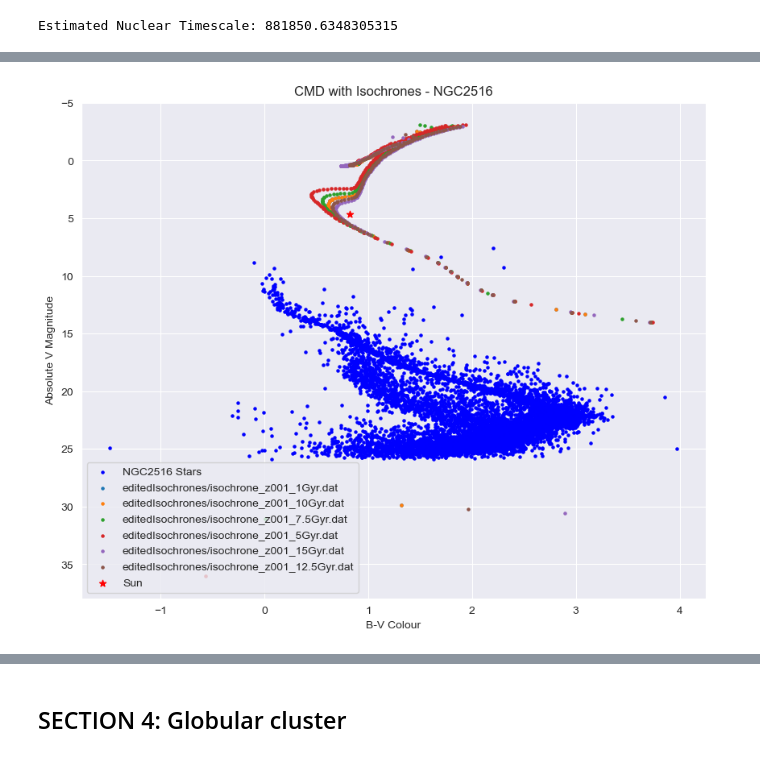
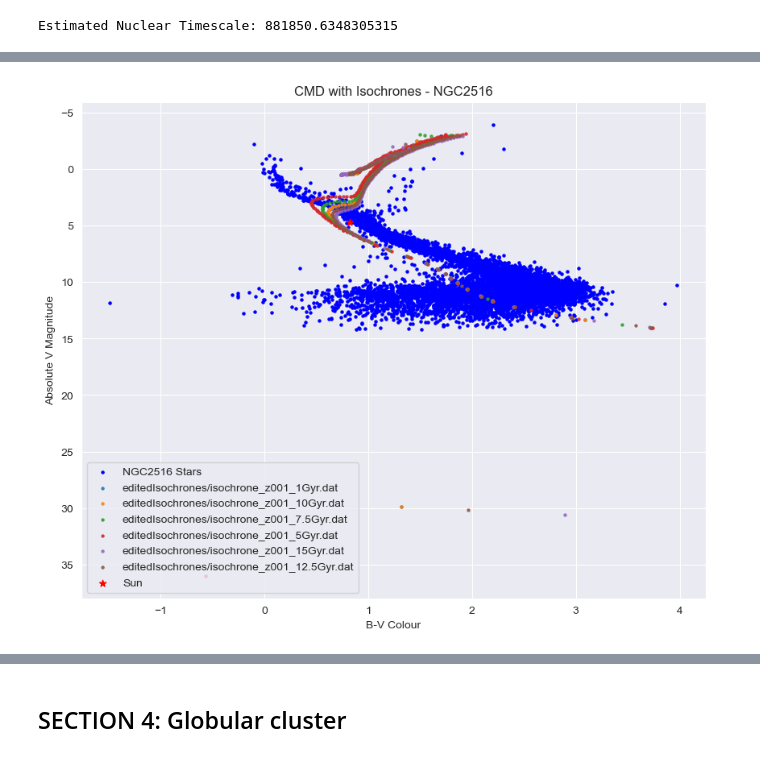
Before and after one commit to oscar066/Stellar-cluster-DataAnalysis, a Jupyter notebook: CMD_project_template.ipynb, the cells around one changed output, grey strips where cells are left out. Cells and saved outputs as stored; diff of their text form; code cells hidden in the pictures.

```diff
--- a/CMD_project_template.ipynb
+++ b/CMD_project_template.ipynb
@@ -776,7 +803,7 @@ for file in isochrone_files:
     b_r = G_BPmag - G_RPmag
 
     # Plot the G magnitude vs. B-R colour
-    plt.scatter(b_r, Gmag, s=5, label=file)
+    plt.scatter(b_r, Gmag, s=5, alpha=0.5, label=file)
 
 # Invert the y-axis
 plt.gca().invert_yaxis()
@@ -816,7 +843,7 @@ for file in isochrone_files:
     G_RPmag = isochrone_data[3]
 
     # Plot the isochrone on the CMD
-    plt.scatter(G_BPmag - G_RPmag, Gmag, label=file, s=5)
+    plt.scatter(G_BPmag - G_RPmag, Gmag, alpha=0.5, label=file, s=5)
 
 # Overlay the Sun
 plt.scatter(sun_br_color, sun_g_absolute_magnitude, c='yellow', marker='*', label='Sun')
@@ -878,6 +905,8 @@ NGC2516_pmdec = NGC2516_data[6]
 NGC2516_photo_g_mean_mag = NGC2516_data[7]
 NGC2516_photo_bp_mean_mag = NGC2516_data[8]
 NGC2516_photo_rp_mean_mag = NGC2516_data[9]
+# %%
+NGC2516_parallax = convert_to_parsecs(NGC2516_parallax)
 # %%
 # Checking sanity of the data
 print(f"ra: {NGC2516_ra}\n")
@@ -1136,3 +1175,33 @@ nuclear_timescale_NCG2516 = 0.0075 * estimated_mass_at_turn_off_NCG2516**(-2.5)
 print("Estimated Nuclear Timescale:", nuclear_timescale_NCG2516)
 # %% [output]
 Estimated Nuclear Timescale: 881850.6348305315
+# %%
+plt.figure()
+
+# Loop over each isochrone file
+for file in isochrone_files_NCG2516:
+    # Load the data
+    isochrone_data_NCG2516 = np.genfromtxt(file, delimiter=',', unpack=True)
+
+    # Extract the data
+    mass_NCG2516 = isochrone_data_NCG2516[0]
+    Gmag_NCG2516 = isochrone_data_NCG2516[1]
+    G_BPmag_NCG2516 = isochrone_data_NCG2516[2]
+    G_RPmag_NCG2516 = isochrone_data_NCG2516[3]
+
+    # Plot the isochrone on the CMD
+    plt.scatter(G_BPmag_NCG2516 - G_RPmag_NCG2516, Gmag_NCG2516, alpha=0.8 ,label=file, s=5)
+
+# Invert the y-axis
+plt.gca().invert_yaxis()
+
+# Add labels and a title
+plt.xlabel('B-R Colour')
+plt.ylabel('G Magnitude')
+plt.title('CMD with Isochrones for NCG2516')
+
+# Add a legend
+plt.legend()
+
+# Display the plot
+plt.show()
@@ -1148,32 +1219,32 @@ isochrone_files_NCG2516 = glob.glob('editedIsochrones/*z001*.dat')
 
 # Loop through each isochrone file and overlay on the CMD
 for file in isochrone_files_NCG2516:
     isochrone_data_NCG2516 = np.genfromtxt(file, delimiter=',', unpack=True)
 
     # Extract the data
     mass_NCG2516 = isochrone_data_NCG2516[0]
     Gmag_NCG2516 = isochrone_data_NCG2516[1]
     G_BPmag_NCG2516 = isochrone_data_NCG2516[2]
     G_RPmag_NCG2516 = isochrone_data_NCG2516[3]
 
     # Plot the isochrone on the CMD
-    plt.scatter(G_BPmag_NCG2516 - G_RPmag_NCG2516, Gmag_NCG2516, label=file, s=5)
+    plt.scatter(G_BPmag_NCG2516 - G_RPmag_NCG2516, Gmag_NCG2516, alpha=0.8 ,label=file, s=5)
 
 # Overlay the Sun
 plt.scatter(sun_br_color, sun_g_absolute_magnitude, c='red', marker='*', label='Sun')
 
 # Add labels and legend
 plt.xlabel('B-V Colour')
 plt.ylabel('Absolute V Magnitude')
 plt.title('CMD with Isochrones - NGC2516')
 
 # Invert y-axis for astronomical magnitudes
 plt.gca().invert_yaxis()
 plt.legend()
 
 # Save the figure
 plt.savefig('CMD_with_Isochrones_NCG2516.png')
 
 plt.show()
 # %% [output]
-[figure, old version]
+[figure, new version]
```
Also changed, not shown: parts of 48 cells of this notebook, 10 other files.
